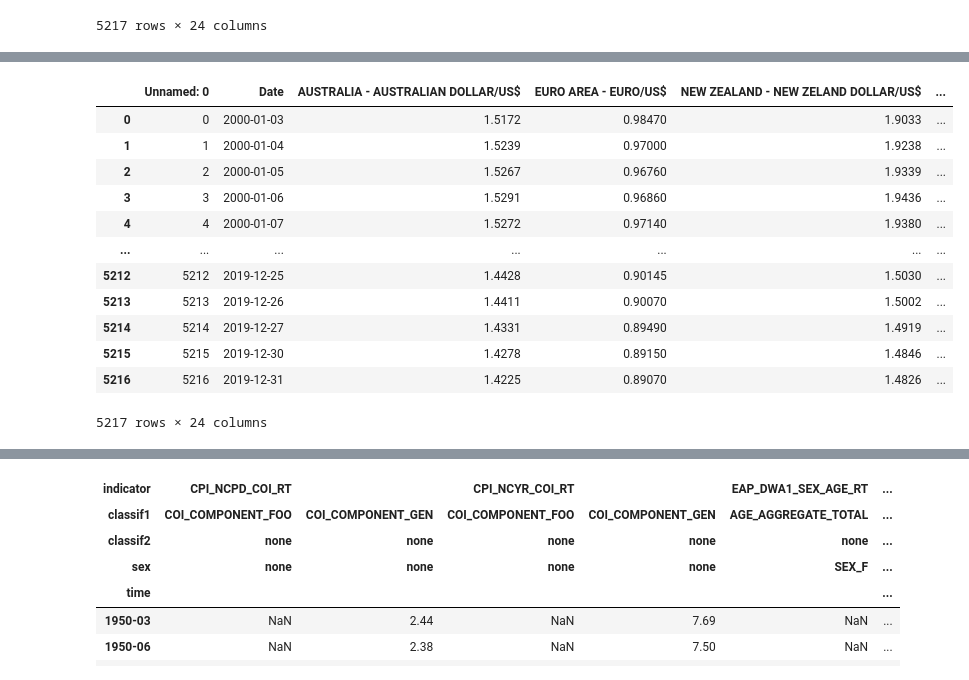
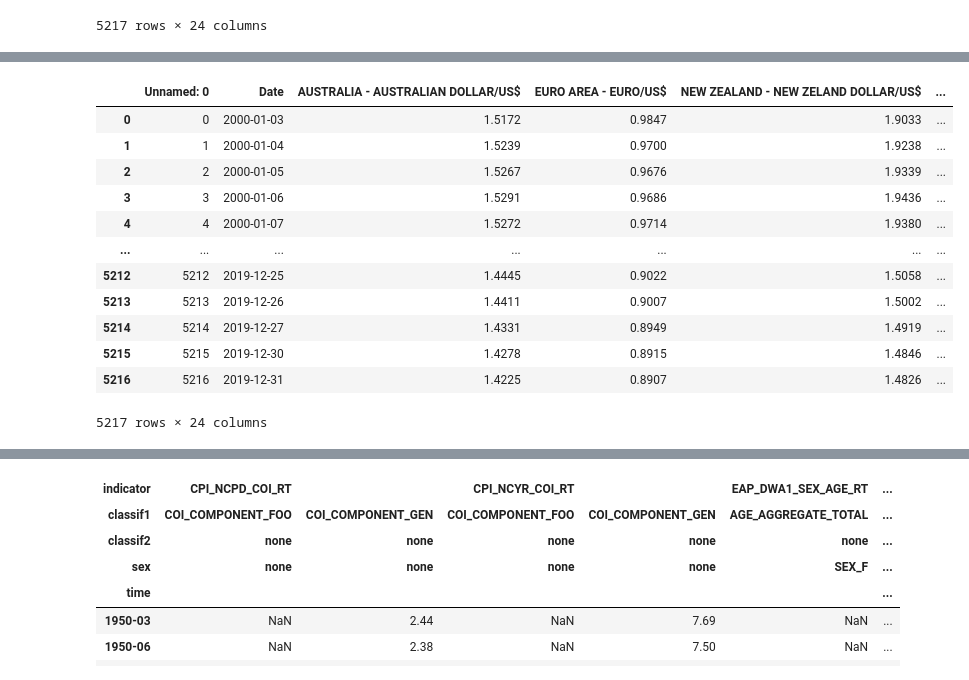
Before and after one commit to Thabetten/Currency_exchange_labor, a Jupyter notebook: labor_currency_exchange_exploration.ipynb, the cells around one changed output, grey strips where cells are left out. Cells and saved outputs as stored; diff of their text form; code cells hidden in the pictures.

```diff
--- a/labor_currency_exchange_exploration.ipynb
+++ b/labor_currency_exchange_exploration.ipynb
@@ -197,21 +194,21 @@ dtype: object
 # %%
 #We replace the non values with an average of the two adjoining days. That is the immediately prior and succeeding values.
 
-df_c = df_c.interpolate(method='linear', limit_direction='forward', axis=0)
+df_c = df_c.interpolate(method='ffill', axis=0)
 df_c
 # %% [output]
 |  | Unnamed: 0 | Date | AUSTRALIA - AUSTRALIAN DOLLAR/US$ | EURO AREA - EURO/US$ | NEW ZEALAND - NEW ZELAND DOLLAR/US$ | ... |
-| 0 | 0 | 2000-01-03 | 1.5172 | 0.98470 | 1.9033 | ... |
-| 1 | 1 | 2000-01-04 | 1.5239 | 0.97000 | 1.9238 | ... |
-| 2 | 2 | 2000-01-05 | 1.5267 | 0.96760 | 1.9339 | ... |
-| 3 | 3 | 2000-01-06 | 1.5291 | 0.96860 | 1.9436 | ... |
-| 4 | 4 | 2000-01-07 | 1.5272 | 0.97140 | 1.9380 | ... |
+| 0 | 0 | 2000-01-03 | 1.5172 | 0.9847 | 1.9033 | ... |
+| 1 | 1 | 2000-01-04 | 1.5239 | 0.9700 | 1.9238 | ... |
+| 2 | 2 | 2000-01-05 | 1.5267 | 0.9676 | 1.9339 | ... |
+| 3 | 3 | 2000-01-06 | 1.5291 | 0.9686 | 1.9436 | ... |
+| 4 | 4 | 2000-01-07 | 1.5272 | 0.9714 | 1.9380 | ... |
 | ... | ... | ... | ... | ... | ... | ... |
-| 5212 | 5212 | 2019-12-25 | 1.4428 | 0.90145 | 1.5030 | ... |
-| 5213 | 5213 | 2019-12-26 | 1.4411 | 0.90070 | 1.5002 | ... |
-| 5214 | 5214 | 2019-12-27 | 1.4331 | 0.89490 | 1.4919 | ... |
-| 5215 | 5215 | 2019-12-30 | 1.4278 | 0.89150 | 1.4846 | ... |
-| 5216 | 5216 | 2019-12-31 | 1.4225 | 0.89070 | 1.4826 | ... |
+| 5212 | 5212 | 2019-12-25 | 1.4445 | 0.9022 | 1.5058 | ... |
+| 5213 | 5213 | 2019-12-26 | 1.4411 | 0.9007 | 1.5002 | ... |
+| 5214 | 5214 | 2019-12-27 | 1.4331 | 0.8949 | 1.4919 | ... |
+| 5215 | 5215 | 2019-12-30 | 1.4278 | 0.8915 | 1.4846 | ... |
+| 5216 | 5216 | 2019-12-31 | 1.4225 | 0.8907 | 1.4826 | ... |
 5217 rows × 24 columns
 # %%
 #Graph the daily currency exchange rates.
```
Also changed, not shown: parts of 46 cells of this notebook.
